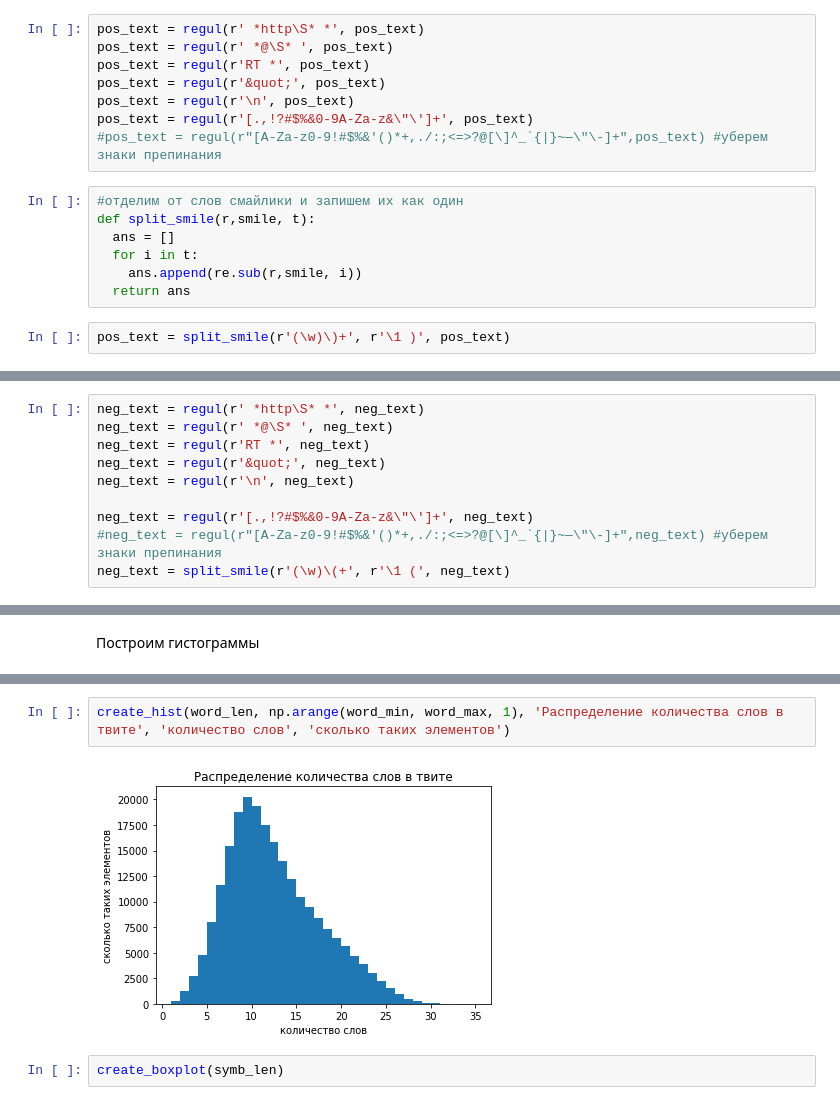
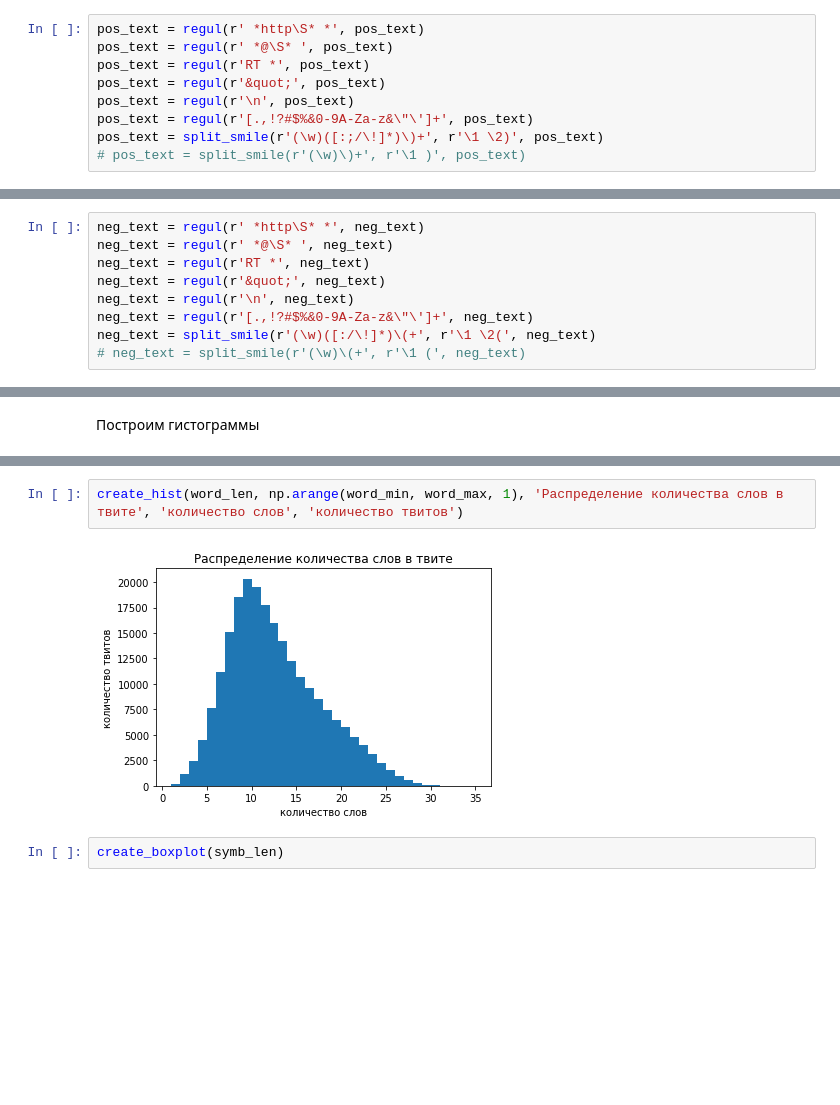
Before and after one commit to Svetuf/CSC_Sentiment_Russian_NER, a Jupyter notebook: Notebooks/Analysis_RuTweetCorp.ipynb, the cells around one changed output, grey strips where cells are left out. Cells and saved outputs as stored; diff of their text form; blank space fills up the shorter version.

```diff
--- a/Notebooks/Analysis_RuTweetCorp.ipynb
+++ b/Notebooks/Analysis_RuTweetCorp.ipynb
@@ -71,13 +134,5 @@ pos_text = regul(r'RT *', pos_text)
 pos_text = regul(r'&quot;', pos_text)
 pos_text = regul(r'\n', pos_text)
 pos_text = regul(r'[.,!?#$%&0-9A-Za-z&\"\']+', pos_text)
-#pos_text = regul(r"[A-Za-z0-9!#$%&'()*+,./:;<=>?@[\]^_`{|}~—\"\-]+",pos_text) #уберем знаки препинания
+pos_text = split_smile(r'(\w)([:;/\!]*)\)+', r'\1 \2)', pos_text)
+# pos_text = split_smile(r'(\w)\)+', r'\1 )', pos_text)
-# %%
-#отделим от слов смайлики и запишем их как один
-def split_smile(r,smile, t):
-  ans = []
-  for i in t:
-    ans.append(re.sub(r,smile, i))
-  return ans
-# %%
-pos_text = split_smile(r'(\w)\)+', r'\1 )', pos_text)
@@ -87,10 +146,9 @@ neg_text = regul(r' *@\S* ', neg_text)
 neg_text = regul(r'RT *', neg_text)
 neg_text = regul(r'&quot;', neg_text)
 neg_text = regul(r'\n', neg_text)
-
 neg_text = regul(r'[.,!?#$%&0-9A-Za-z&\"\']+', neg_text)
-#neg_text = regul(r"[A-Za-z0-9!#$%&'()*+,./:;<=>?@[\]^_`{|}~—\"\-]+",neg_text) #уберем знаки препинания
-neg_text = split_smile(r'(\w)\(+', r'\1 (', neg_text)
+neg_text = split_smile(r'(\w)([:/\!]*)\(+', r'\1 \2(', neg_text)
+# neg_text = split_smile(r'(\w)\(+', r'\1 (', neg_text)
 # %%
 len_pos = len(pos_text)
 len_neg = len(neg_text)
@@ -153,7 +209,7 @@ create_hist(symb_len, np.arange(symb_min, symb_max, 5), 'Распределен
 # %%
-create_hist(word_len, np.arange(word_min, word_max, 1), 'Распределение количества слов в твите', 'количество слов', 'сколько таких элементов')
+create_hist(word_len, np.arange(word_min, word_max, 1), 'Распределение количества слов в твите', 'количество слов', 'количество твитов')
 # %% [output]
-[figure, old version]
+[figure, new version]
 # %%
 create_boxplot(symb_len)
 # %% [output]
```
Also changed, not shown: parts of 269 cells of this notebook.
